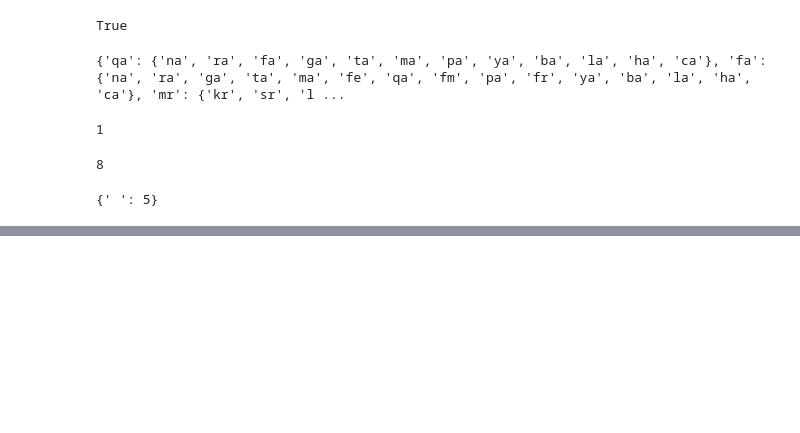
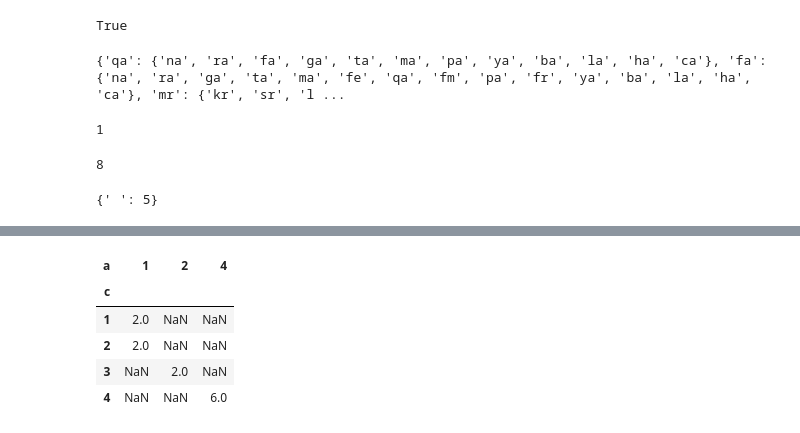
Before and after one commit to prannerta100/dsa_practice, a Jupyter notebook: leet.ipynb, the cells around one changed output, grey strips where cells are left out. Saved outputs shown, nothing was run; the diff lists cells and outputs as text; code cells hidden in the pictures; blank space fills up the shorter version.

```diff
--- a/leet.ipynb
+++ b/leet.ipynb
@@ -608,0 +650,9 @@ a
+# %%
+df.pivot_table(index='c', columns='a', values='b')
+# %% [output]
+| a | 1 | 2 | 4 |
+| c |  |  |  |
+| 1 | 2.0 | NaN | NaN |
+| 2 | 2.0 | NaN | NaN |
+| 3 | NaN | 2.0 | NaN |
+| 4 | NaN | NaN | 6.0 |
```
Also changed, not shown: parts of 6 cells of this notebook, 3 other files.
